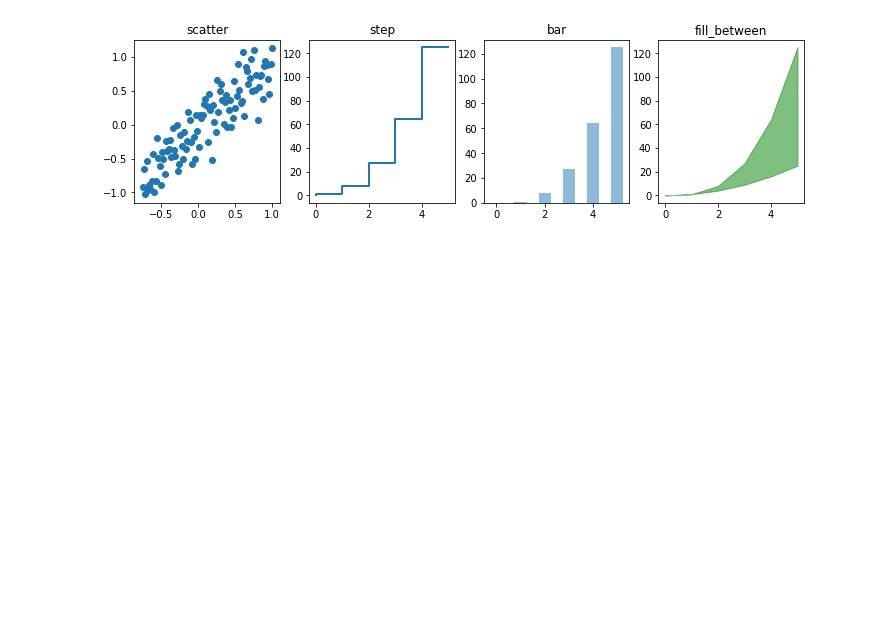
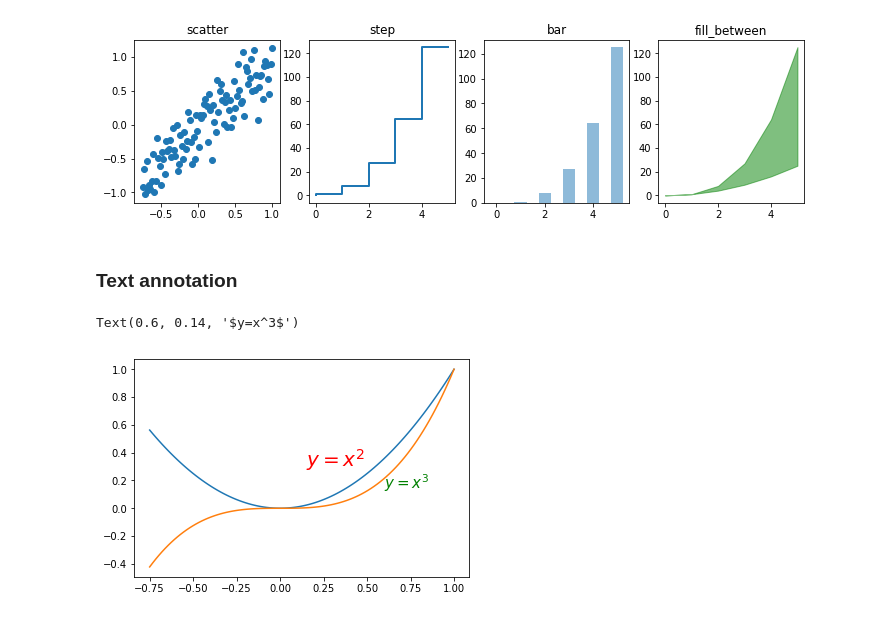
Before and after one commit to Ravi4teja/AI, a Jupyter notebook: DataScience/MatplotLib/My_Practice.ipynb, the cells around one changed output. Cells and saved outputs as stored; diff of their text form; code cells hidden in the pictures; blank space fills up the shorter version.

```diff
--- a/DataScience/MatplotLib/My_Practice.ipynb
+++ b/DataScience/MatplotLib/My_Practice.ipynb
@@ -369,3 +369,13 @@ axes[3].fill_between(n, n**2, n**3, color="green", alpha=0.5);
 axes[3].set_title("fill_between");
 # %% [output]
 [figure]
+# %% [markdown]
+### Text annotation
+# %%
+fig, ax = plt.subplots()
+ax.plot(xx, xx ** 2, xx, xx ** 3)
+ax.text(0.15, 0.3, r"$y=x^2$", fontsize=20, color="red")
+ax.text(0.6, 0.14, r"$y=x^3$", fontsize=15, color="green")
+# %% [output]
+Text(0.6, 0.14, '$y=x^3$')
+[figure, added]
```
Also changed, not shown: parts of 9 cells of this notebook.
